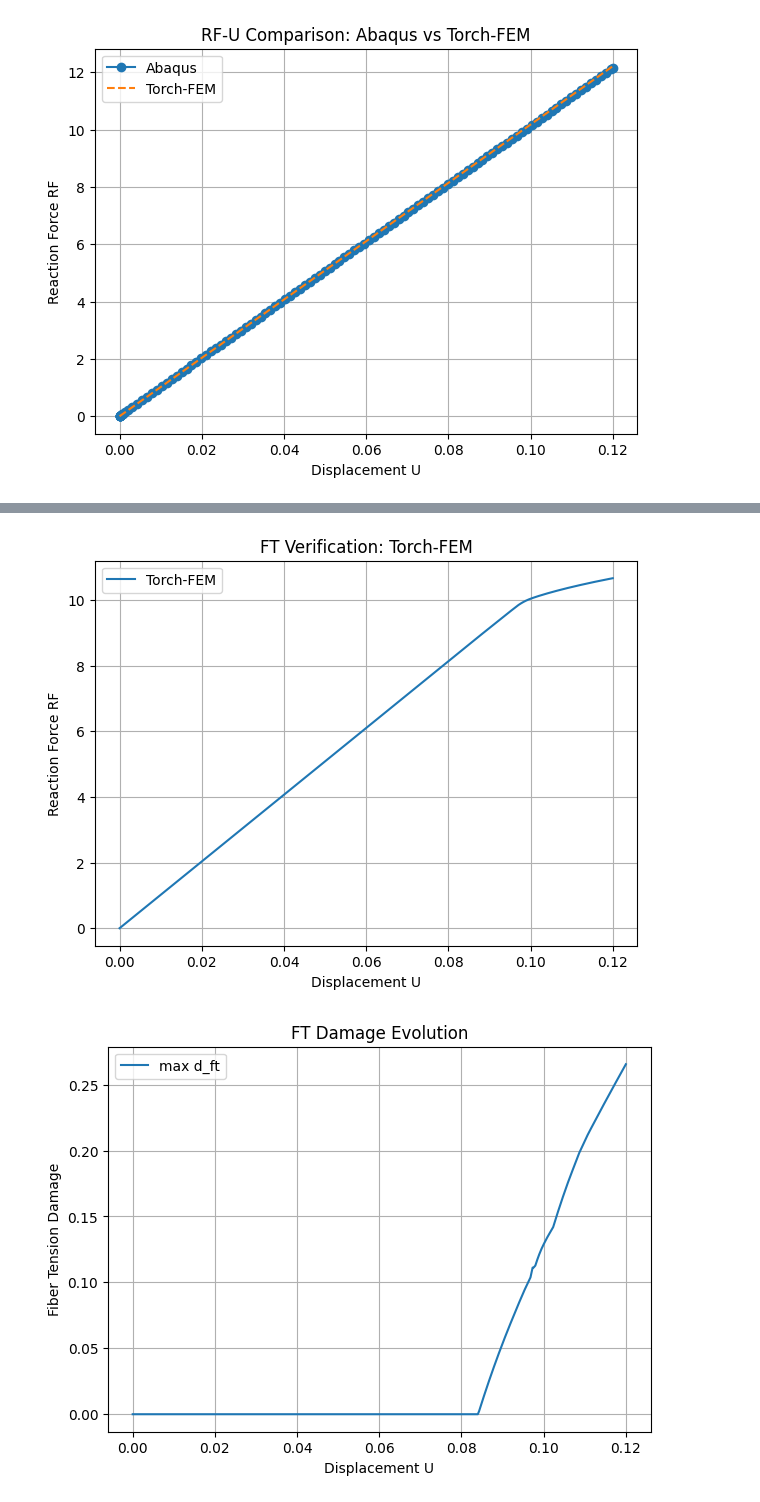
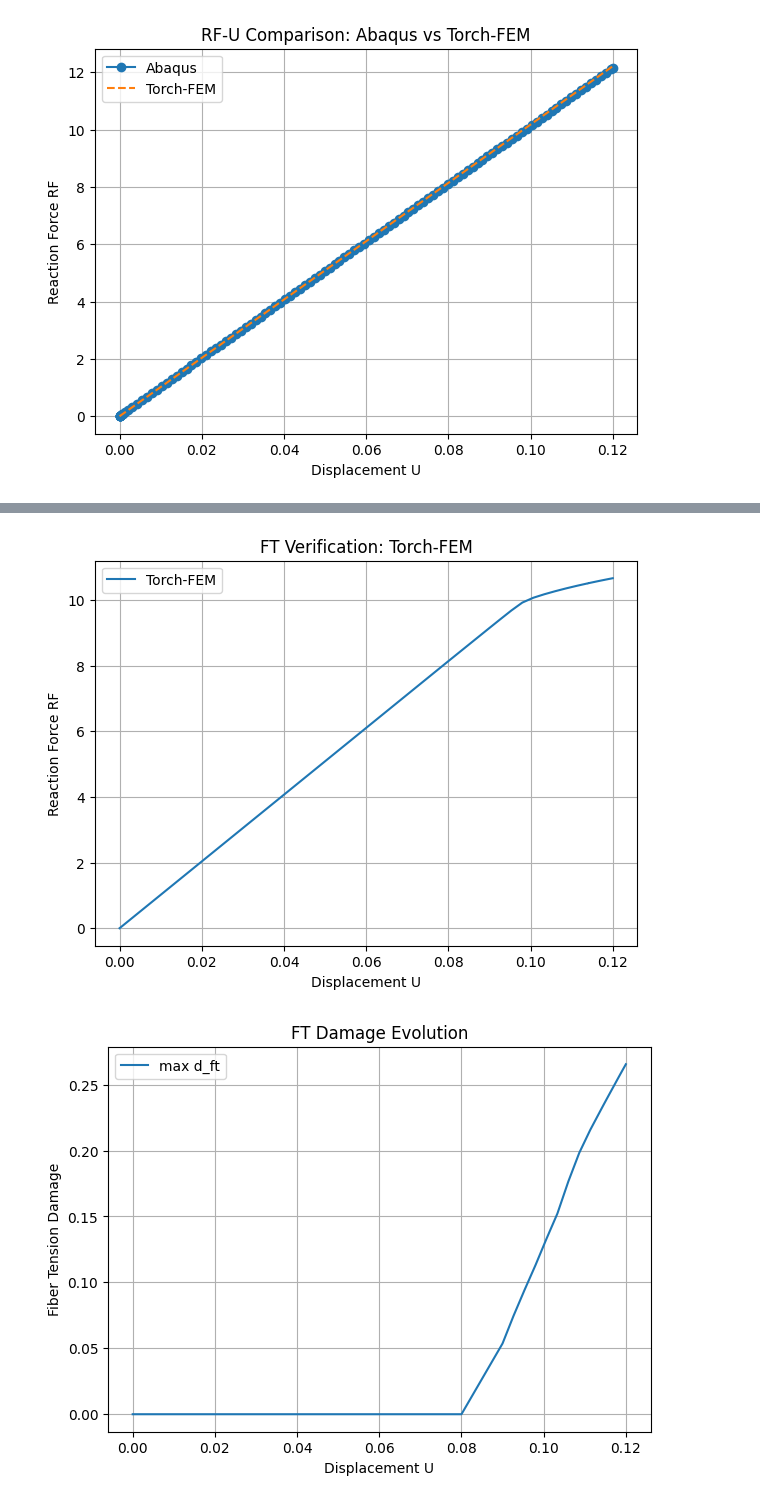
Before and after one commit to zcheshmechahi-collab/torch-fem, a Jupyter notebook: examples/basic/solid/cubesAnisotropic.ipynb, the cells around one changed output, grey strips where cells are left out. Cells and saved outputs as stored; diff of their text form; code cells hidden in the pictures.

```diff
--- a/examples/basic/solid/cubesAnisotropic.ipynb
+++ b/examples/basic/solid/cubesAnisotropic.ipynb
@@ -369,9 +369,9 @@ box.constraints[right, 0] = True
 Umax = 0.12
 
 increments = torch.cat([
-    torch.linspace(0.0, 0.75, 300),
-    torch.linspace(0.75, 0.95, 2500),
-    torch.linspace(0.95, 1.00, 300),
+    torch.linspace(0.0, 0.75, 10),
+    torch.linspace(0.75, 0.95,10),
+    torch.linspace(0.95, 1.00, 10),
 ])
 
 box.displacements[right, 0] = Umax
@@ -433,5 +433,5 @@ Increment 3099 | Iteration 2 | Residual: 6.55473e-07
 [figure]
-[figure, old version]
+[figure, new version]
 # %%
 print("n_inc returned =", u.shape[0])
 print("last increment factor =", float(increments[u.shape[0]-1]))
```
Also changed, not shown: parts of 16 cells of this notebook.
